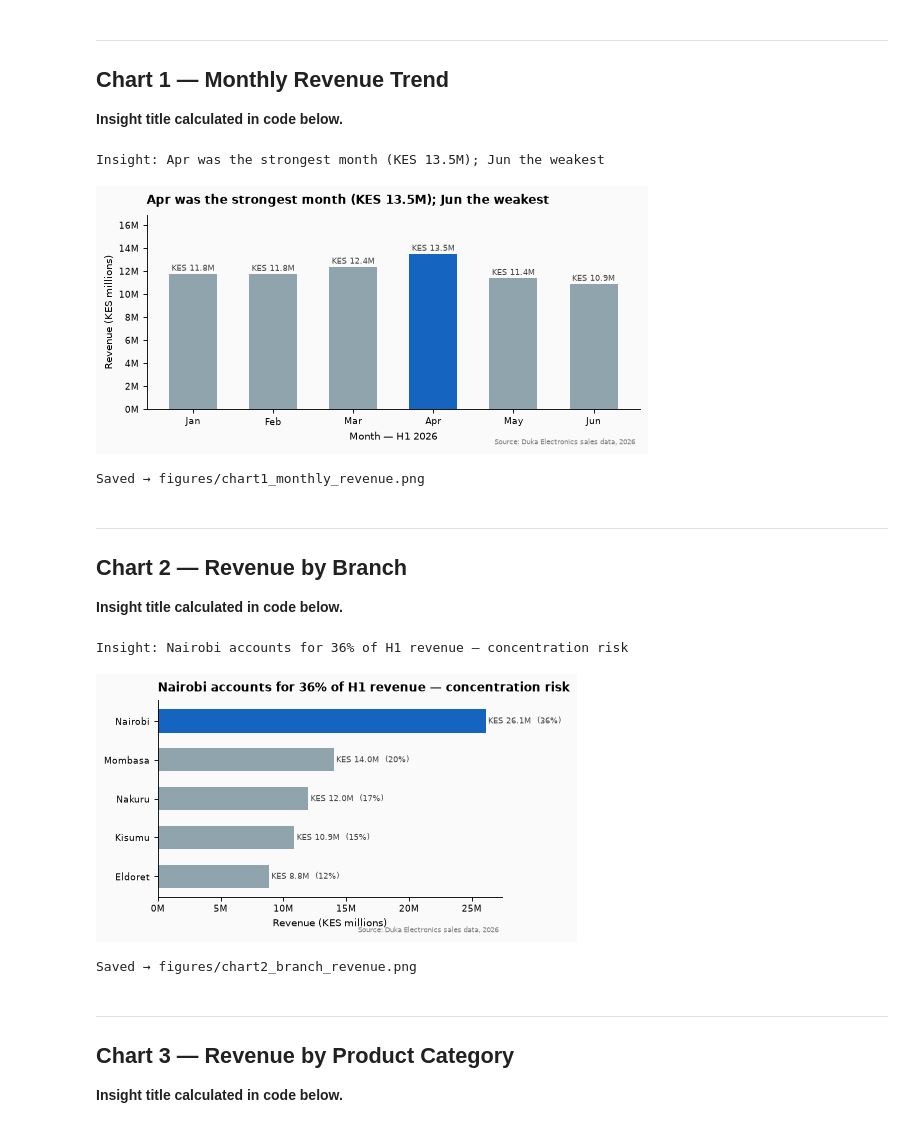
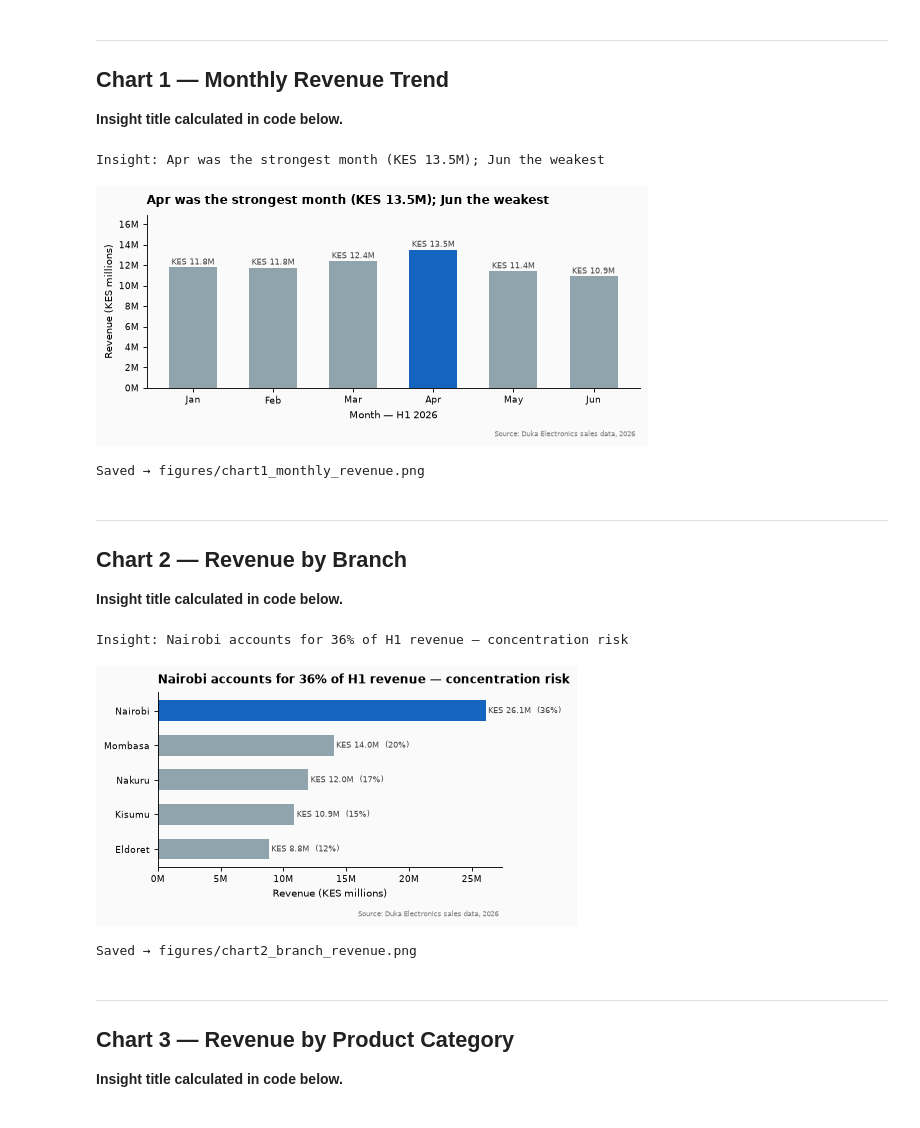
Before and after one commit to deendiran/plp-da-a4-student-eda-and-board-report, a Jupyter notebook: board_report.ipynb, the cells around one changed output. Cells and saved outputs as stored; diff of their text form; code cells hidden in the pictures.

```diff
--- a/board_report.ipynb
+++ b/board_report.ipynb
@@ -125,7 +125,7 @@ ax.set_ylabel("Revenue (KES millions)")
 ax.set_xlabel("Month — H1 2026")
 ax.yaxis.set_major_formatter(mticker.FuncFormatter(lambda x, _: f"{x:.0f}M"))
 ax.set_ylim(0, monthly["revenue"].max() / 1e6 * 1.25)
-ax.text(0.99, -0.18, "Source: Duka Electronics sales data, 2026",
+ax.text(0.99, -0.28, "Source: Duka Electronics sales data, 2026",
         transform=ax.transAxes, ha="right", fontsize=6.5, color="grey")
 
 plt.tight_layout()
@@ -134,7 +134,7 @@ plt.show()
 print("Saved → figures/chart1_monthly_revenue.png")
 # %% [output]
 Insight: Apr was the strongest month (KES 13.5M); Jun the weakest
-[figure, old version]
+[figure, new version]
 Saved → figures/chart1_monthly_revenue.png
 # %% [markdown]
 ---
@@ -146,35 +146,35 @@ total_rev  = branch_rev.sum()
 
 top_branch      = branch_rev.idxmax()
 top_branch_pct  = branch_rev.max() / total_rev * 100
 insight_title_2 = f"{top_branch} accounts for {top_branch_pct:.0f}% of H1 revenue — concentration risk"
 print("Insight:", insight_title_2)
 
 fig, ax = plt.subplots(figsize=(6, 3.5))
 fig.patch.set_facecolor(BG)
 ax.set_facecolor(BG)
 
 colours = [ACCENT if b == top_branch else NEUTRAL for b in branch_rev.index]
 bars = ax.barh(branch_rev.index, branch_rev.values / 1e6, color=colours,
                edgecolor="none", height=0.6)
 
 for bar, val in zip(bars, branch_rev.values):
     ax.text(bar.get_width() + 0.2, bar.get_y() + bar.get_height() / 2,
             f"KES {val/1e6:.1f}M  ({val/total_rev*100:.0f}%)",
             va="center", fontsize=7.5, color="#424242")
 
 ax.set_title(insight_title_2, pad=8, loc="left")
 ax.set_xlabel("Revenue (KES millions)")
 ax.xaxis.set_major_formatter(mticker.FuncFormatter(lambda x, _: f"{x:.0f}M"))
-ax.text(0.99, -0.18, "Source: Duka Electronics sales data, 2026",
+ax.text(0.99, -0.28, "Source: Duka Electronics sales data, 2026",
         transform=ax.transAxes, ha="right", fontsize=6.5, color="grey")
 
 plt.tight_layout()
 plt.savefig("figures/chart2_branch_revenue.png", dpi=150, bbox_inches="tight")
 plt.show()
 print("Saved → figures/chart2_branch_revenue.png")
 # %% [output]
 Insight: Nairobi accounts for 36% of H1 revenue — concentration risk
-[figure, old version]
+[figure, new version]
 Saved → figures/chart2_branch_revenue.png
 # %% [markdown]
 ---
```
Also changed, not shown: parts of 5 cells of this notebook, 9 other files.
